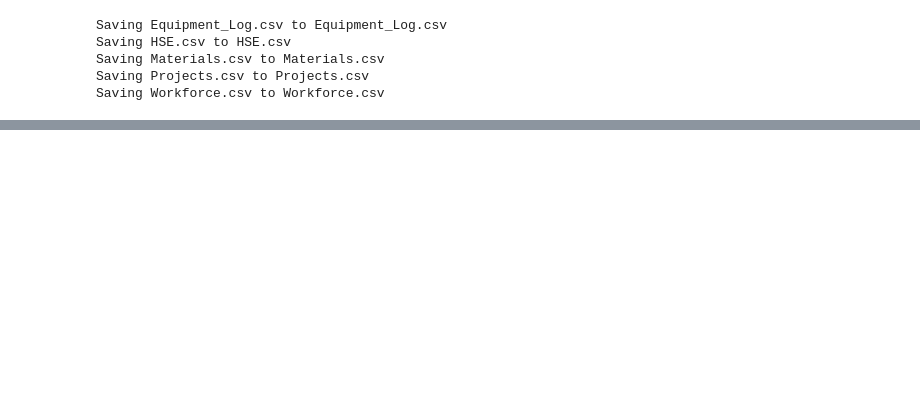
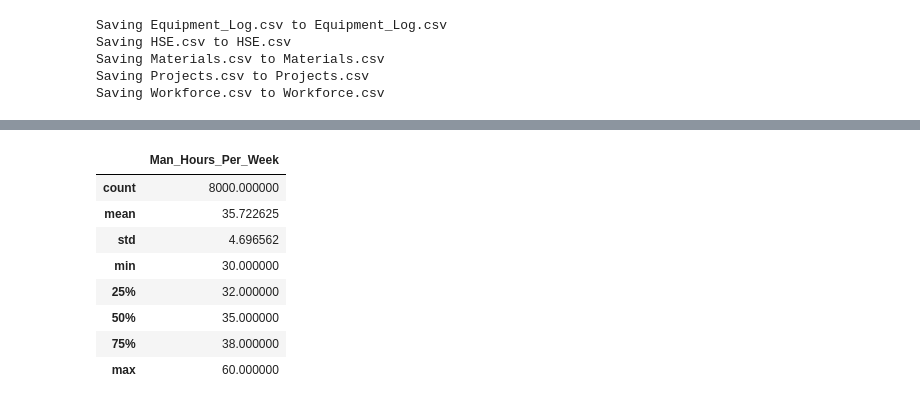
Before and after one commit to goodnessezichioum/DS-final-project, a Jupyter notebook: Untitled0.ipynb, the cells around one changed output, grey strips where cells are left out. Saved outputs shown, nothing was run; the diff lists cells and outputs as text; code cells hidden in the pictures; blank space fills up the shorter version.

```diff
--- a/Untitled0.ipynb
+++ b/Untitled0.ipynb
@@ -41,0 +55,12 @@ materials_df.head()
+# %%
+workforce_df.describe()
+# %% [output]
+|  | Man_Hours_Per_Week |
+| count | 8000.000000 |
+| mean | 35.722625 |
+| std | 4.696562 |
+| min | 30.000000 |
+| 25% | 32.000000 |
+| 50% | 35.000000 |
+| 75% | 38.000000 |
+| max | 60.000000 |
```
Also changed, not shown: parts of 1 cell of this notebook.
